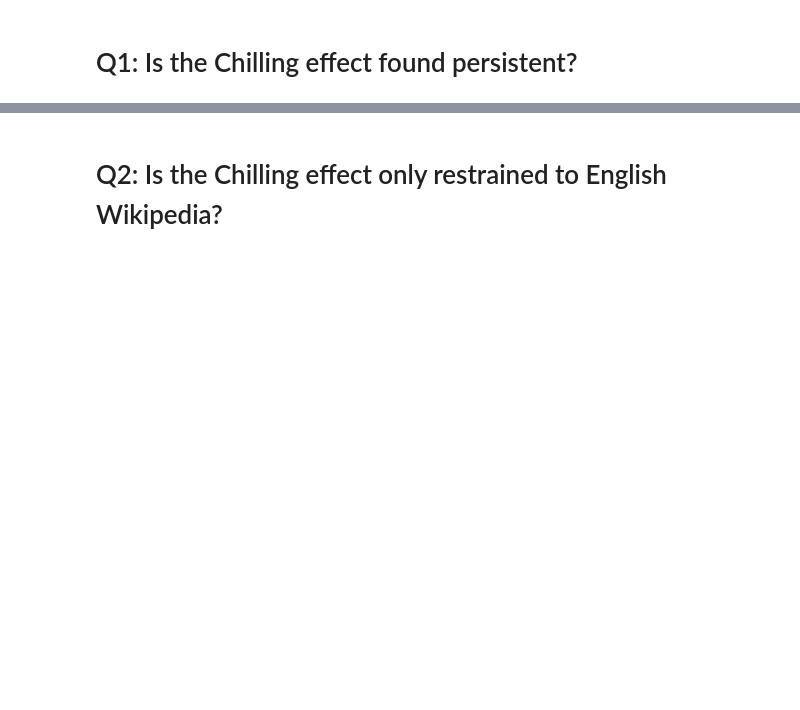
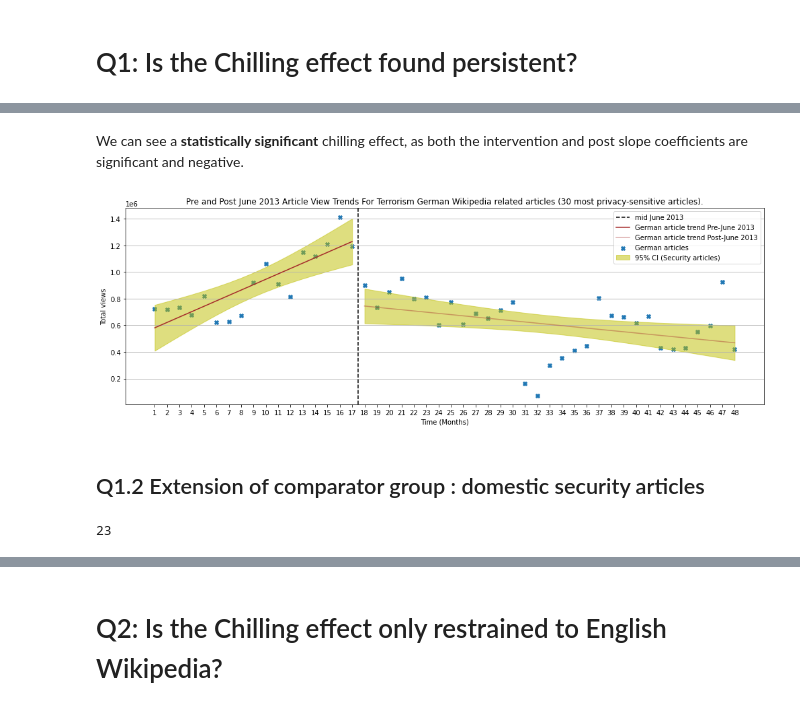
Before and after one commit to epfl-ada/ada-2020-project-milestone-p3-p3_team-aka, a Jupyter notebook: Milestone_P4.ipynb, the cells around one changed output, grey strips where cells are left out. Cells and saved outputs as stored; diff of their text form; code cells hidden in the pictures; blank space fills up the shorter version.

```diff
--- a/Milestone_P4.ipynb
+++ b/Milestone_P4.ipynb
@@ -267,0 +273,2 @@ def prepare_data_for_regression(data):
+# %%
+data = pd.read_csv('data/30_terror_en.csv', parse_dates=['date'], index_col=0)
@@ -267,0 +284,4 @@ def prepare_data_for_regression(data):
+# %%
+reg_data = prepare_data_for_regression(data)
+model = smf.ols(formula='pageviews ~ time + C(intervention) + post_slope', data=reg_data).fit()
+model.summary()
@@ -267,0 +310,51 @@ def prepare_data_for_regression(data):
+# %% [markdown]
+We can see a **statistically significant** chilling effect, as both the intervention and post slope coefficients are significant and negative.
+# %%
+preds = model.get_prediction(reg_data)\
+                .summary_frame(alpha=0.05)[['mean','mean_ci_lower', 'mean_ci_upper']]
+# %%
+# plotting the results
+plt.figure(figsize=(14,5))
+
+# some useful indexes (in the dataframe), ticks, etc
+xticks = range(1, preds.shape[0] + 1)
+start_index = 1
+before_interruption_index = 17
+after_interruption_index = 18
+end_index = 48
+# equivalent indexes in the dataframe
+points_index = [start_index - 1, before_interruption_index - 1, after_interruption_index - 1, end_index - 1]
+# useful mask, when plotting CIs
+ci_mask_before = np.array(xticks) <= before_interruption_index
+
+
+# plot the article views
+plt.scatter(data=reg_data ,x='time', y='pageviews', marker='X', label='German articles')
+
+# Add ticks and a line representing the period just before the intervention
+plt.xticks(xticks)
+plt.axvline(x=after_interruption_index - 0.5, c='black', label='mid June 2013',ls='--')
+
+p1, p2, p3, p4 = preds.loc[points_index, 'mean']
+plt.plot ([start_index, before_interruption_index], [p1, p2] , c='brown', label= 'German article trend Pre-June 2013')
+plt.plot ([after_interruption_index, end_index], [p3, p4] ,c='brown', alpha=0.4, label= 'German article trend Post-June 2013')
+plt.fill_between(x=xticks, y1=preds['mean_ci_lower'], y2=preds['mean_ci_upper'],color='y', where=ci_mask_before, alpha=0.5, \
+                 label='95% CI (Security articles)')
+plt.fill_between(x=xticks, y1=preds['mean_ci_lower'], y2=preds['mean_ci_upper'],color='y', where=~ci_mask_before, alpha=0.5)
+
+
+# Add Title, labels and legend
+plt.title ("Pre and Post June 2013 Article View Trends For Terrorism German Wikipedia related articles (30 most privacy-sensitive articles).")
+plt.xlabel("Time (Months)")
+plt.ylabel("Total views")
+plt.legend()
+
+# Keep only the horizontal grid
+plt.grid (False, axis='x')
+plt.grid (True, axis='y')
+plt.tight_layout()
+plt.show()
+# %% [output]
+[figure, added]
+# %% [markdown]
+## Q1.2 Extension of comparator group : domestic security articles
@@ -267,0 +374,4 @@ def prepare_data_for_regression(data):
+# %%
+len(pageviews_domestic.article.unique())
+# %% [output]
+23
```
Also changed, not shown: parts of 42 cells of this notebook.
